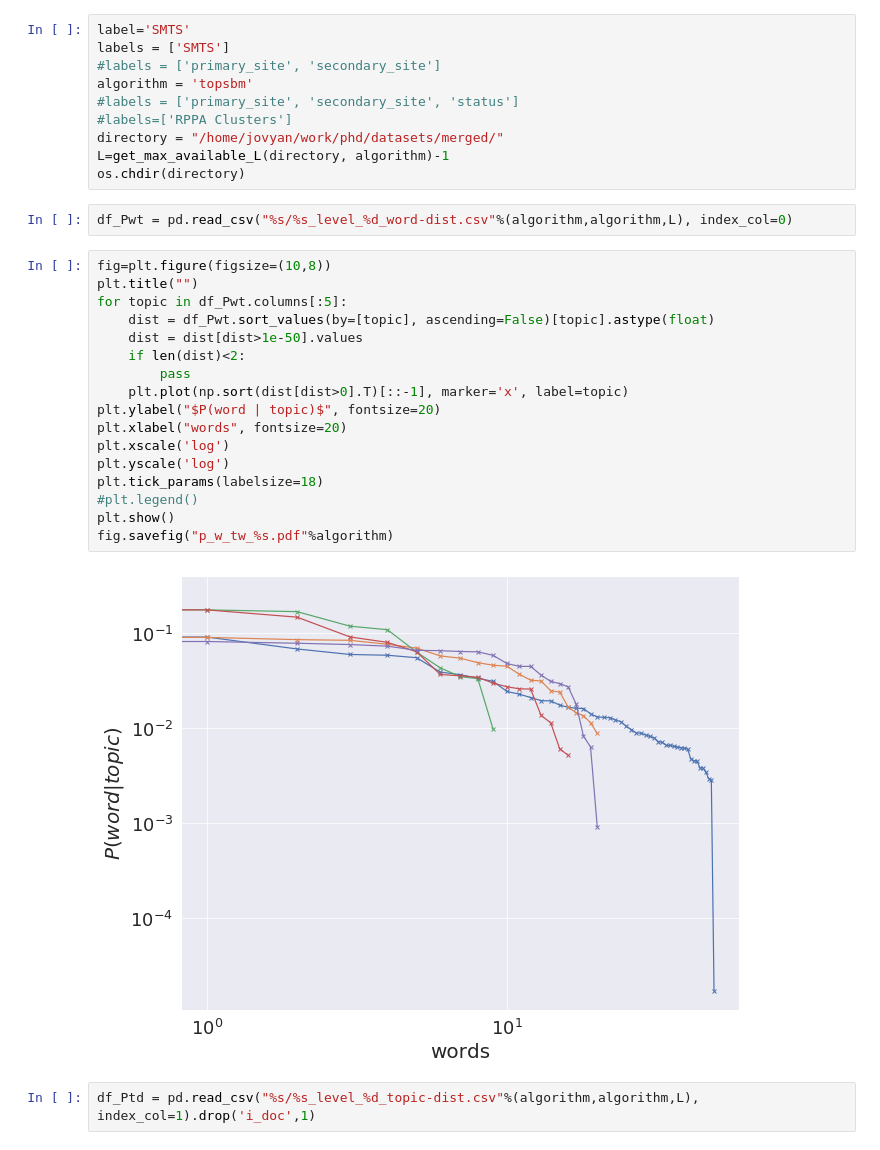
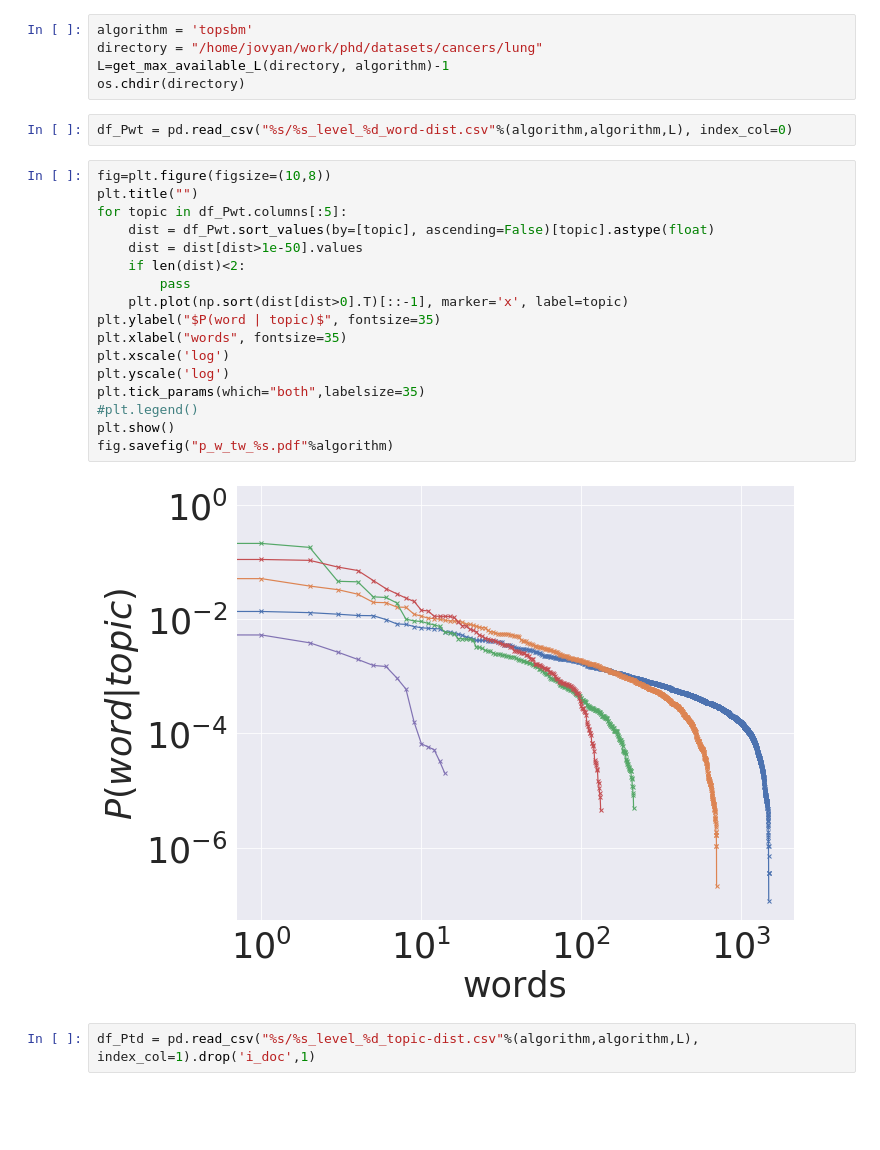
Before and after one commit to fvalle1/phd, a Jupyter notebook: hSBM_word-dist.ipynb, the cells around one changed output. Saved outputs shown, nothing was run; the diff lists cells and outputs as text; blank space fills up the shorter version.

```diff
--- a/hSBM_word-dist.ipynb
+++ b/hSBM_word-dist.ipynb
@@ -13,13 +13,8 @@ from geneontology import *
 importlib.reload(geneontology)
 from geneontology import *
 # %%
-label='SMTS'
-labels = ['SMTS']
-#labels = ['primary_site', 'secondary_site']
 algorithm = 'topsbm'
-#labels = ['primary_site', 'secondary_site', 'status']
-#labels=['RPPA Clusters']
-directory = "/home/jovyan/work/phd/datasets/merged/"
+directory = "/home/jovyan/work/phd/datasets/cancers/lung"
 L=get_max_available_L(directory, algorithm)-1
 os.chdir(directory)
 # %%
@@ -27,22 +22,22 @@ df_Pwt = pd.read_csv("%s/%s_level_%d_word-dist.csv"%(algorithm,algorithm,L), ind
 # %%
 fig=plt.figure(figsize=(10,8))
 plt.title("")
 for topic in df_Pwt.columns[:5]:
     dist = df_Pwt.sort_values(by=[topic], ascending=False)[topic].astype(float)
     dist = dist[dist>1e-50].values
     if len(dist)<2:
         pass
     plt.plot(np.sort(dist[dist>0].T)[::-1], marker='x', label=topic)
-plt.ylabel("$P(word | topic)$", fontsize=20)
-plt.xlabel("words", fontsize=20)
+plt.ylabel("$P(word | topic)$", fontsize=35)
+plt.xlabel("words", fontsize=35)
 plt.xscale('log')
 plt.yscale('log')
-plt.tick_params(labelsize=18)
+plt.tick_params(which="both",labelsize=35)
 #plt.legend()
 plt.show()
 fig.savefig("p_w_tw_%s.pdf"%algorithm)
 # %% [output]
-[figure, old version]
+[figure, new version]
 # %%
 df_Ptd = pd.read_csv("%s/%s_level_%d_topic-dist.csv"%(algorithm,algorithm,L), index_col=1).drop('i_doc',1)
 # %%
```
Also changed, not shown: parts of 5 cells of this notebook, 3 other files.
